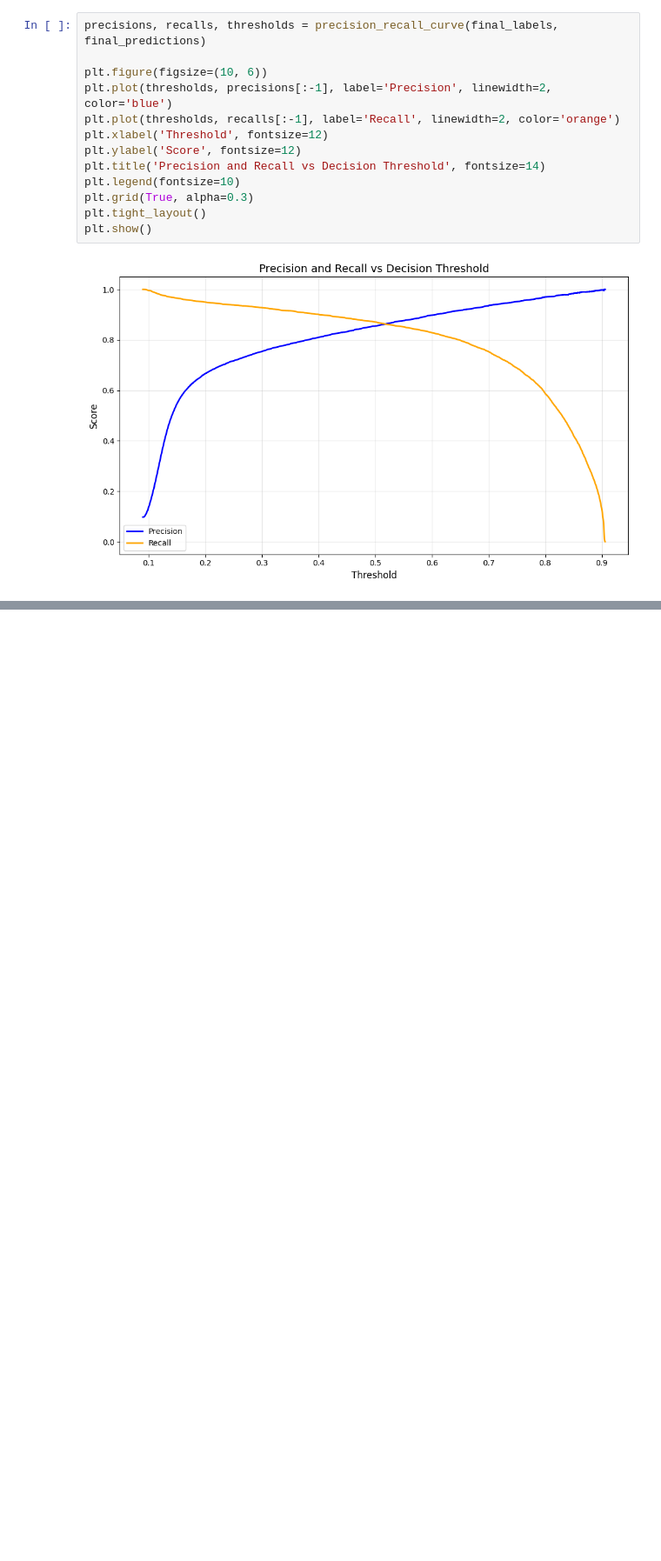
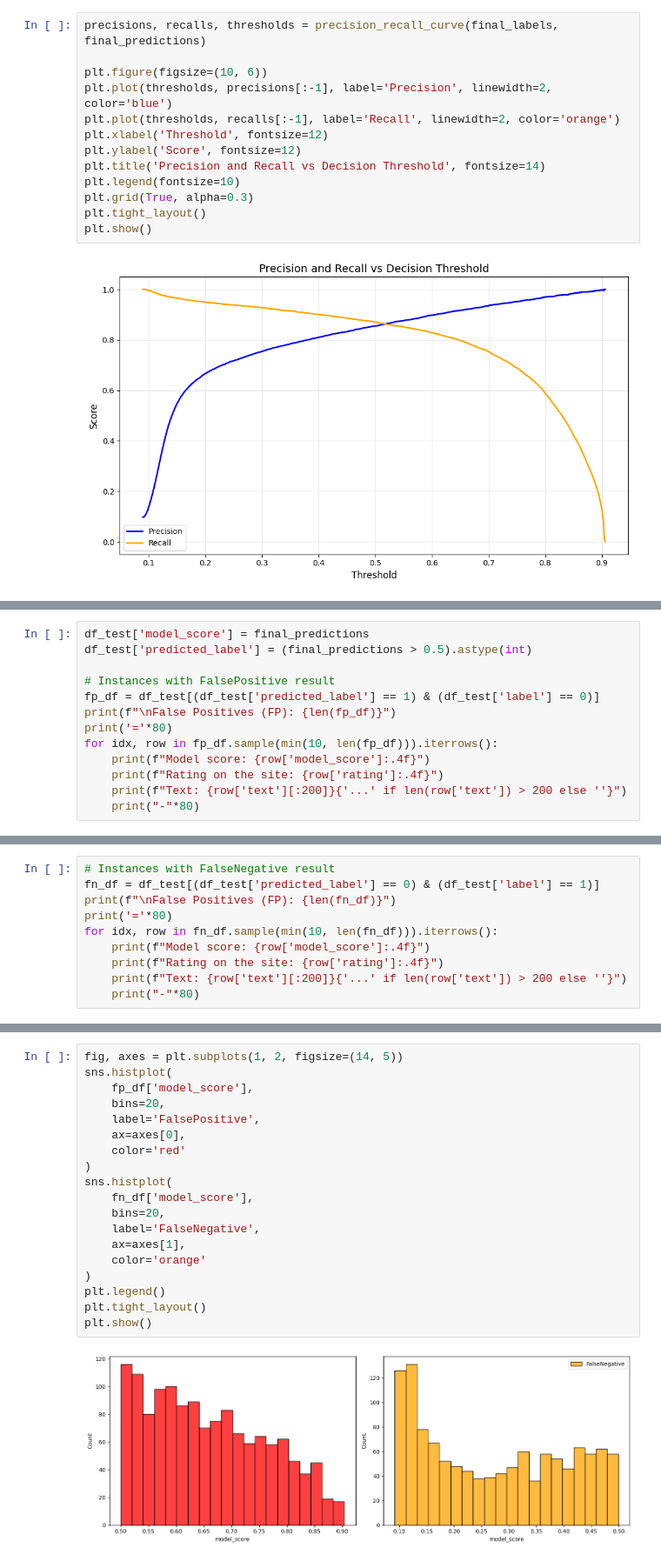
Before and after one commit to ikinaus/bert-sentiment-analysis, a Jupyter notebook: train_notebook.ipynb, the cells around one changed output, grey strips where cells are left out. Shown at 87% size. Saved outputs shown, nothing was run; the diff lists cells and outputs as text; blank space fills up the shorter version.

Commit message:
reviewing the results

```diff
--- a/train_notebook.ipynb
+++ b/train_notebook.ipynb
@@ -697,0 +733,13 @@ plt.show()
+# %%
+df_test['model_score'] = final_predictions
+df_test['predicted_label'] = (final_predictions > 0.5).astype(int)
+
+# Instances with FalsePositive result
+fp_df = df_test[(df_test['predicted_label'] == 1) & (df_test['label'] == 0)]
+print(f"\nFalse Positives (FP): {len(fp_df)}")
+print('='*80)
+for idx, row in fp_df.sample(min(10, len(fp_df))).iterrows():
+    print(f"Model score: {row['model_score']:.4f}")
+    print(f"Rating on the site: {row['rating']:.4f}")
+    print(f"Text: {row['text'][:200]}{'...' if len(row['text']) > 200 else ''}")
+    print("-"*80)
@@ -697,0 +764,10 @@ plt.show()
+# %%
+# Instances with FalseNegative result
+fn_df = df_test[(df_test['predicted_label'] == 0) & (df_test['label'] == 1)]
+print(f"\nFalse Positives (FP): {len(fn_df)}")
+print('='*80)
+for idx, row in fn_df.sample(min(10, len(fn_df))).iterrows():
+    print(f"Model score: {row['model_score']:.4f}")
+    print(f"Rating on the site: {row['rating']:.4f}")
+    print(f"Text: {row['text'][:200]}{'...' if len(row['text']) > 200 else ''}")
+    print("-"*80)
@@ -697,0 +792,21 @@ plt.show()
+# %%
+fig, axes = plt.subplots(1, 2, figsize=(14, 5))
+sns.histplot(
+    fp_df['model_score'],
+    bins=20,
+    label='FalsePositive',
+    ax=axes[0],
+    color='red'
+)
+sns.histplot(
+    fn_df['model_score'],
+    bins=20,
+    label='FalseNegative',
+    ax=axes[1],
+    color='orange'
+)
+plt.legend()
+plt.tight_layout()
+plt.show()
+# %% [output]
+[figure, added]
```
Also changed, not shown: parts of 13 cells of this notebook.
